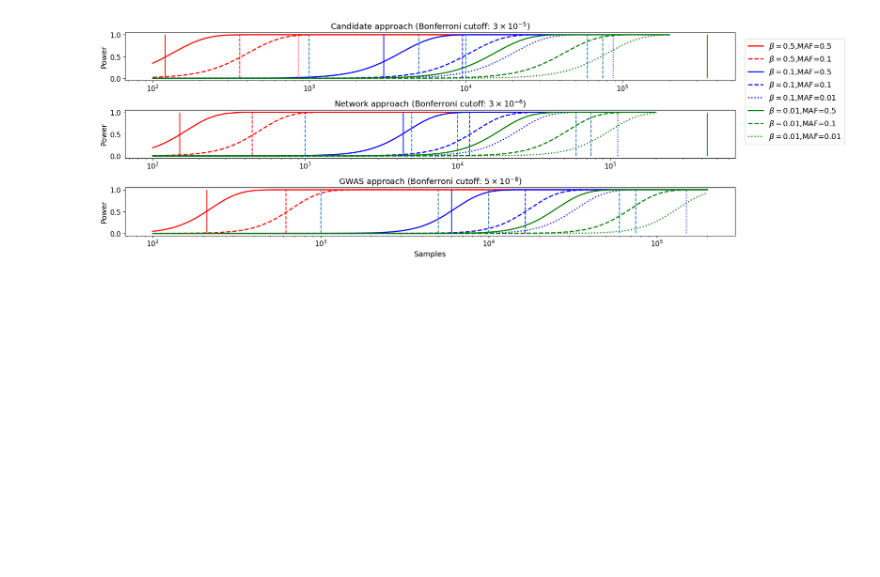
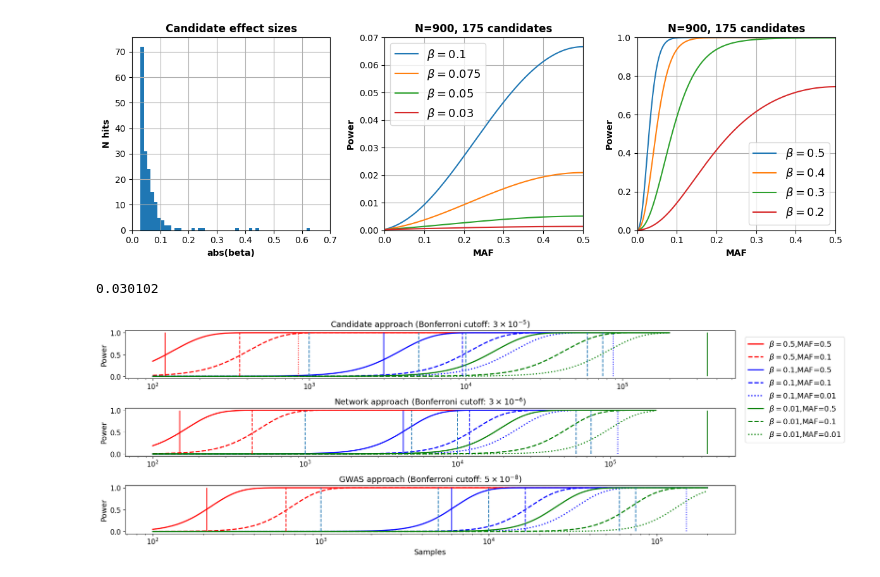
Before and after one commit to mjbeyeler/Stuff, a Jupyter notebook: power_estimation.ipynb, the cells around one changed output. Cells and saved outputs as stored; diff of their text form; code cells hidden in the pictures; blank space fills up the shorter version.

Commit message:
power for tortuosity

```diff
--- a/power_estimation.ipynb
+++ b/power_estimation.ipynb
@@ -111,3 +76,56 @@ plt.show()
+# %%
+import pandas as pd
+
+significant_snps = pd.read_csv("/Users/mbeyele5/retina_tortuosity/tortuosity_lead_snps.csv")
+# %%
+f,axs = plt.subplots(1,3, figsize=(12,4))
+axs[1].set_title("N=900, 175 candidates", fontweight='bold')
+axs[1].plot(maf1,pow1, label=r'$\beta=0.1$')
+axs[1].plot(maf075,pow075, label=r'$\beta=0.075$')
+axs[1].plot(maf05,pow05, label=r'$\beta=0.05$')
+axs[1].plot(maf03,pow03, label=r'$\beta=0.03$')
+
+axs[1].set_xlim(0,0.5)
+axs[1].set_xlabel("MAF", fontweight='bold')
+axs[1].set_ylabel("Power", fontweight='bold')
+
+lgd = axs[1].legend(loc='upper left', fontsize='13')
+
+axs[1].set_ylim(0,.07)
+
+axs[2].set_title("N=900, 175 candidates", fontweight='bold')
+axs[2].plot(maf5o,pow5o, label=r'$\beta=0.5$')
+axs[2].plot(maf4o,pow4o, label=r'$\beta=0.4$')
+axs[2].plot(maf3o,pow3o, label=r'$\beta=0.3$')
+axs[2].plot(maf2o,pow2o, label=r'$\beta=0.2$')
+
+axs[2].set_xlabel("MAF", fontweight='bold')
+axs[2].set_ylabel("Power", fontweight='bold')
+
+lgd = axs[2].legend(loc='lower right', fontsize='13')
+
+axs[2].set_xlim(0,0.5)
+axs[2].set_ylim(0,1)
+
+axs[0].set_title("Candidate effect sizes", fontweight='bold')
+axs[0].hist(np.abs(significant_snps['beta']), 50)
+axs[0].set_xlabel("abs(beta)", fontweight='bold')
+axs[0].set_ylabel("N hits", fontweight='bold')
+axs[0].set_xticks([0,0.1,0.2,0.3,0.4,0.5,0.6,.7])
+
+axs[0].grid()
+axs[1].grid()
+axs[2].grid()
+
+plt.tight_layout()
+
+plt.show()
+# %% [output]
+[figure, added]
+# %%
+min(abs(significant_snps['beta']))
+# %% [output]
+0.030102
 # %%
 def P(n,MAF,beta):
     q2 = 2*MAF*(1-MAF)*beta**2
```
Also changed, not shown: parts of 2 cells of this notebook.
